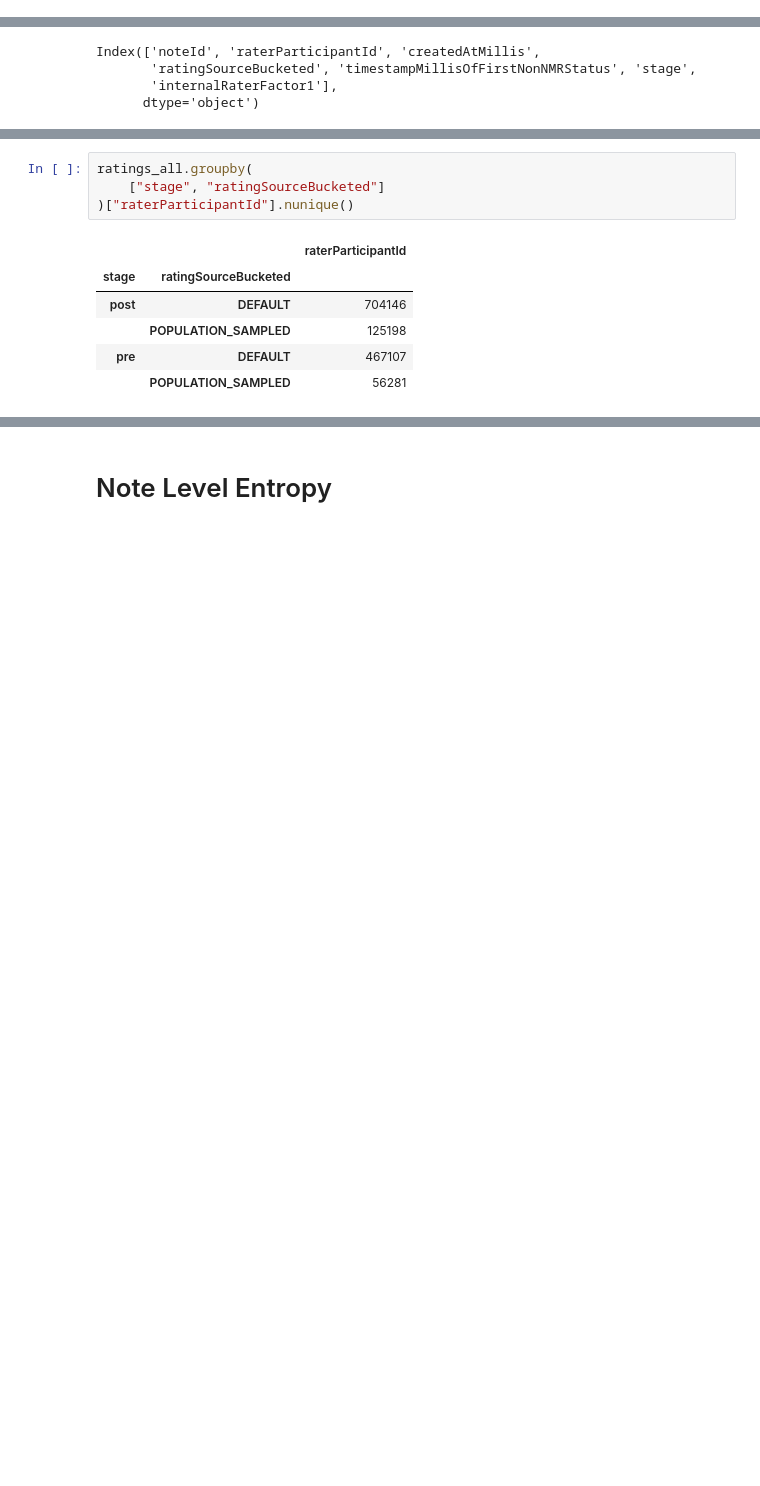
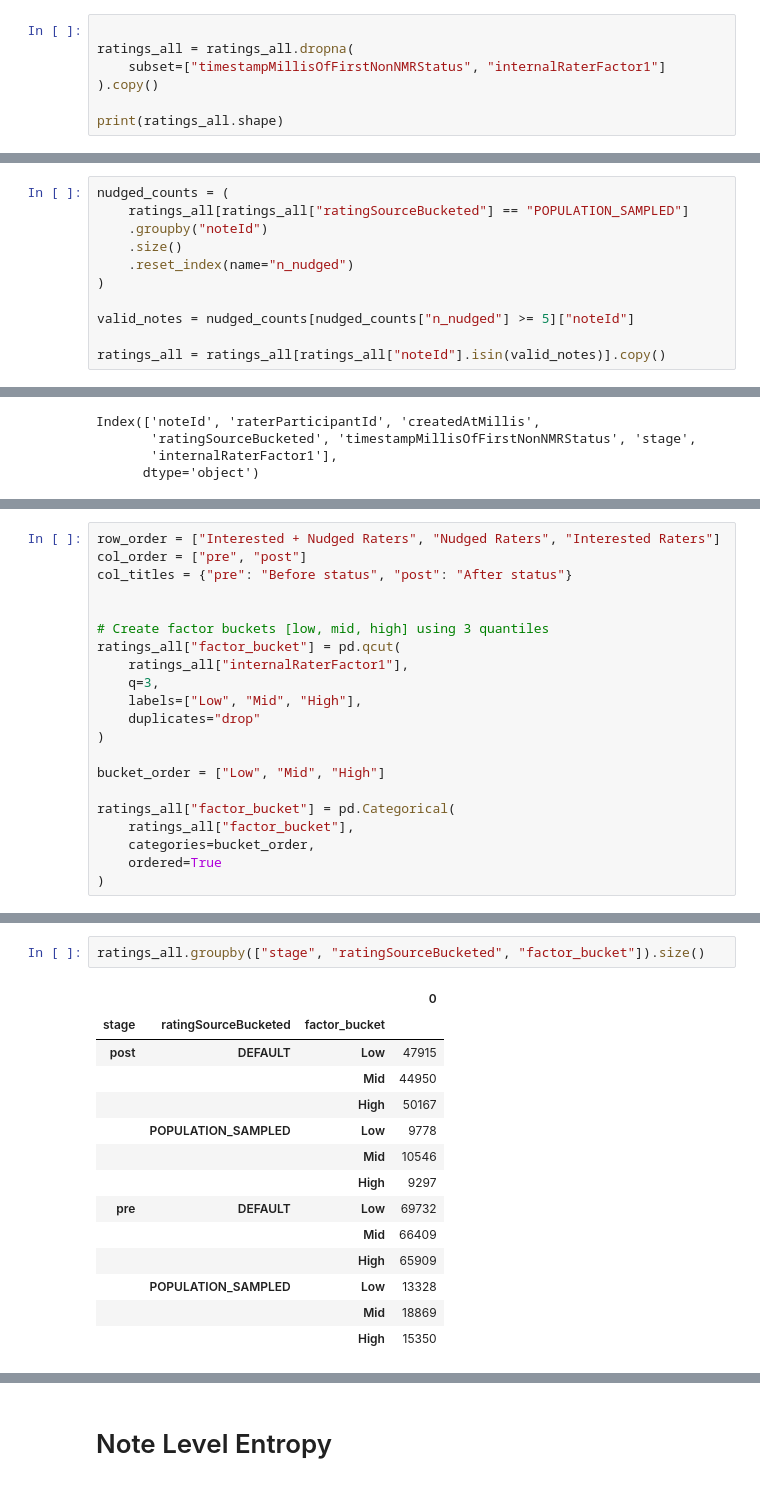
Before and after one commit to an0nr3s3arch3r/494-algo-representations, a Jupyter notebook: Marco/Rater_Distribution/note_level_rater_analysis.ipynb, the cells around one changed output, grey strips where cells are left out. Saved outputs shown, nothing was run; the diff lists cells and outputs as text; blank space fills up the shorter version.

```diff
--- a/Marco/Rater_Distribution/note_level_rater_analysis.ipynb
+++ b/Marco/Rater_Distribution/note_level_rater_analysis.ipynb
@@ -132,0 +141,7 @@ ratings_all = pd.concat(all_stage_data, ignore_index=True)
+# %%
+
+ratings_all = ratings_all.dropna(
+    subset=["timestampMillisOfFirstNonNMRStatus", "internalRaterFactor1"]
+).copy()
+
+print(ratings_all.shape)
@@ -161,0 +160,11 @@ Each rating is treated as one observation, the distribution is weighted by ratin
+# %%
+nudged_counts = (
+    ratings_all[ratings_all["ratingSourceBucketed"] == "POPULATION_SAMPLED"]
+    .groupby("noteId")
+    .size()
+    .reset_index(name="n_nudged")
+)
+
+valid_notes = nudged_counts[nudged_counts["n_nudged"] >= 5]["noteId"]
+
+ratings_all = ratings_all[ratings_all["noteId"].isin(valid_notes)].copy()
@@ -172,0 +188,21 @@ ratings_all["raterParticipantId"].nunique()
+# %%
+row_order = ["Interested + Nudged Raters", "Nudged Raters", "Interested Raters"]
+col_order = ["pre", "post"]
+col_titles = {"pre": "Before status", "post": "After status"}
+
+
+# Create factor buckets [low, mid, high] using 3 quantiles
+ratings_all["factor_bucket"] = pd.qcut(
+    ratings_all["internalRaterFactor1"],
+    q=3,
+    labels=["Low", "Mid", "High"],
+    duplicates="drop"
+)
+
+bucket_order = ["Low", "Mid", "High"]
+
+ratings_all["factor_bucket"] = pd.Categorical(
+    ratings_all["factor_bucket"],
+    categories=bucket_order,
+    ordered=True
+)
@@ -173,12 +328,18 @@ ratings_all["raterParticipantId"].nunique()
 # %%
-ratings_all.groupby(
-    ["stage", "ratingSourceBucketed"]
-)["raterParticipantId"].nunique()
+ratings_all.groupby(["stage", "ratingSourceBucketed", "factor_bucket"]).size()
 # %% [output]
-|  |  | raterParticipantId |
-| stage | ratingSourceBucketed |  |
-| post | DEFAULT | 704146 |
-|  | POPULATION_SAMPLED | 125198 |
-| pre | DEFAULT | 467107 |
-|  | POPULATION_SAMPLED | 56281 |
+|  |  |  | 0 |
+| stage | ratingSourceBucketed | factor_bucket |  |
+| post | DEFAULT | Low | 47915 |
+|  |  | Mid | 44950 |
+|  |  | High | 50167 |
+|  | POPULATION_SAMPLED | Low | 9778 |
+|  |  | Mid | 10546 |
+|  |  | High | 9297 |
+| pre | DEFAULT | Low | 69732 |
+|  |  | Mid | 66409 |
+|  |  | High | 65909 |
+|  | POPULATION_SAMPLED | Low | 13328 |
+|  |  | Mid | 18869 |
+|  |  | High | 15350 |
 dtype: int64
```
Also changed, not shown: parts of 95 cells of this notebook.
